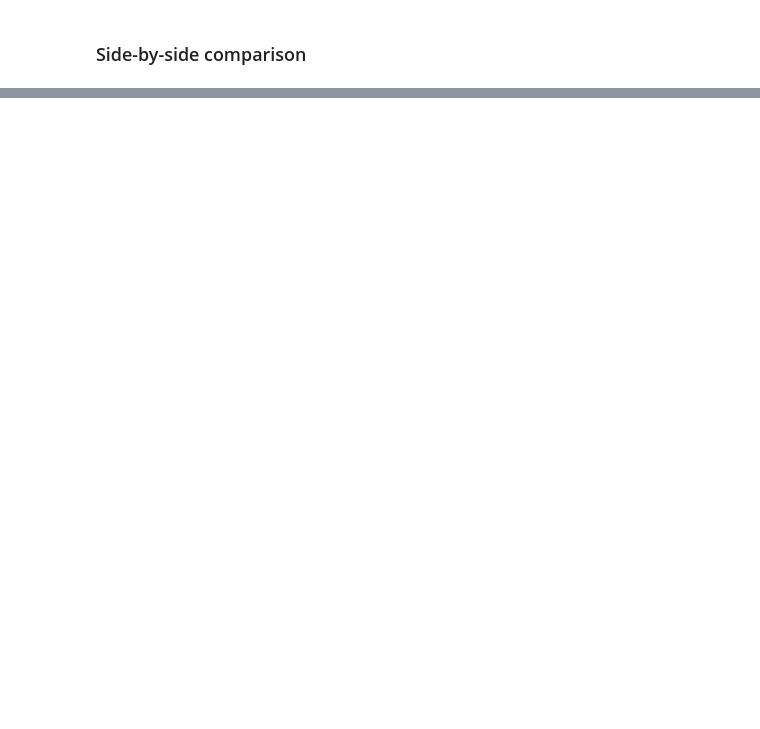
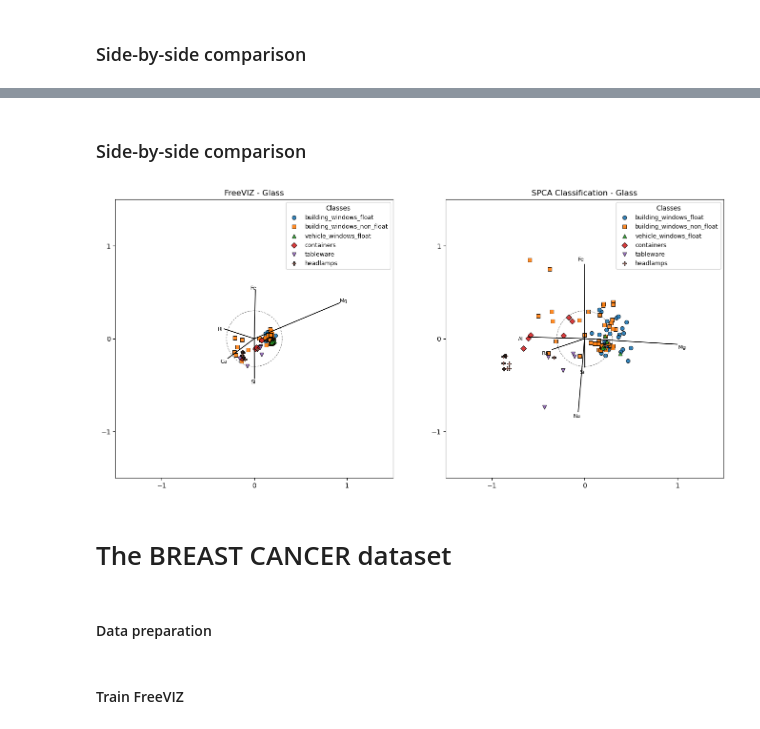
Before and after one commit to JasaTavcar/diplomska, a Jupyter notebook: experiments/compare_freeviz_spca.ipynb, the cells around one changed output, grey strips where cells are left out. Cells and saved outputs as stored; diff of their text form; code cells hidden in the pictures; blank space fills up the shorter version.

```diff
--- a/experiments/compare_freeviz_spca.ipynb
+++ b/experiments/compare_freeviz_spca.ipynb
@@ -194,0 +216,9 @@ plt.show()
+# %%
+freeviz_glass = Freeviz(E_glass.shape[1]).to(device)
+freeviz_glass.train(E_glass, C_glass)
+
+P_glass = freeviz_glass(E_glass)
+A_glass = freeviz_glass.A
+P_glass_np = P_glass.detach().cpu().numpy()
+C_glass_np = C_glass.detach().cpu().numpy()
+A_glass_np = A_glass.detach().cpu().numpy()
@@ -194,0 +245,17 @@ plt.show()
+# %%
+model_glass = SPCA_Classification(input_dim=E_glass.shape[1], latent_dim=2, num_classes=len(class_names_glass), lr=0.05).to(device)
+E_glass_centered = E_glass - E_glass.mean(dim=0)
+model_glass.train(E_glass_centered, C_glass, lam=0.01, steps=1000, classifier_epochs=50)
+
+L_glass = model_glass.L.detach().clone()
+L_glass = L_glass - L_glass.mean(dim=0, keepdim=True)
+loading_norms_glass = torch.norm(L_glass, dim=1)
+L_glass = L_glass / loading_norms_glass.max()
+
+Z_glass = E_glass_centered @ L_glass
+z_max_glass = torch.abs(Z_glass).max()
+Z_glass = Z_glass / z_max_glass
+
+Z_glass_np = Z_glass.cpu().numpy()
+C_glass_np_spca = C_glass.cpu().numpy()
+L_glass_np = L_glass.cpu().numpy()
@@ -194,0 +280,25 @@ plt.show()
+# %% [markdown]
+### Side-by-side comparison
+# %%
+fig, (ax1, ax2) = plt.subplots(1, 2, figsize=(14, 6.5))
+
+plot_projection(
+    points=P_glass_np, vectors=A_glass_np, feature_names=feature_names_glass,
+    class_codes=C_glass_np, class_names=class_names_glass,
+    title='FreeVIZ - Glass', ax=ax1, text_scale=1.08, loading_cutoff=0.3
+)
+
+plot_projection(
+    points=Z_glass_np, vectors=L_glass_np, feature_names=feature_names_glass,
+    class_codes=C_glass_np_spca, class_names=class_names_glass,
+    title='SPCA Classification - Glass', ax=ax2, text_scale=1.1, loading_cutoff=0.3
+)
+
+plt.tight_layout()
+plt.show()
+# %% [output]
+[figure, added]
+# %% [markdown]
+# The BREAST CANCER dataset
+# %% [markdown]
+#### Data preparation
@@ -194,0 +308,2 @@ plt.show()
+# %% [markdown]
+#### Train FreeVIZ
```
Also changed, not shown: parts of 20 cells of this notebook, 3 other files.
